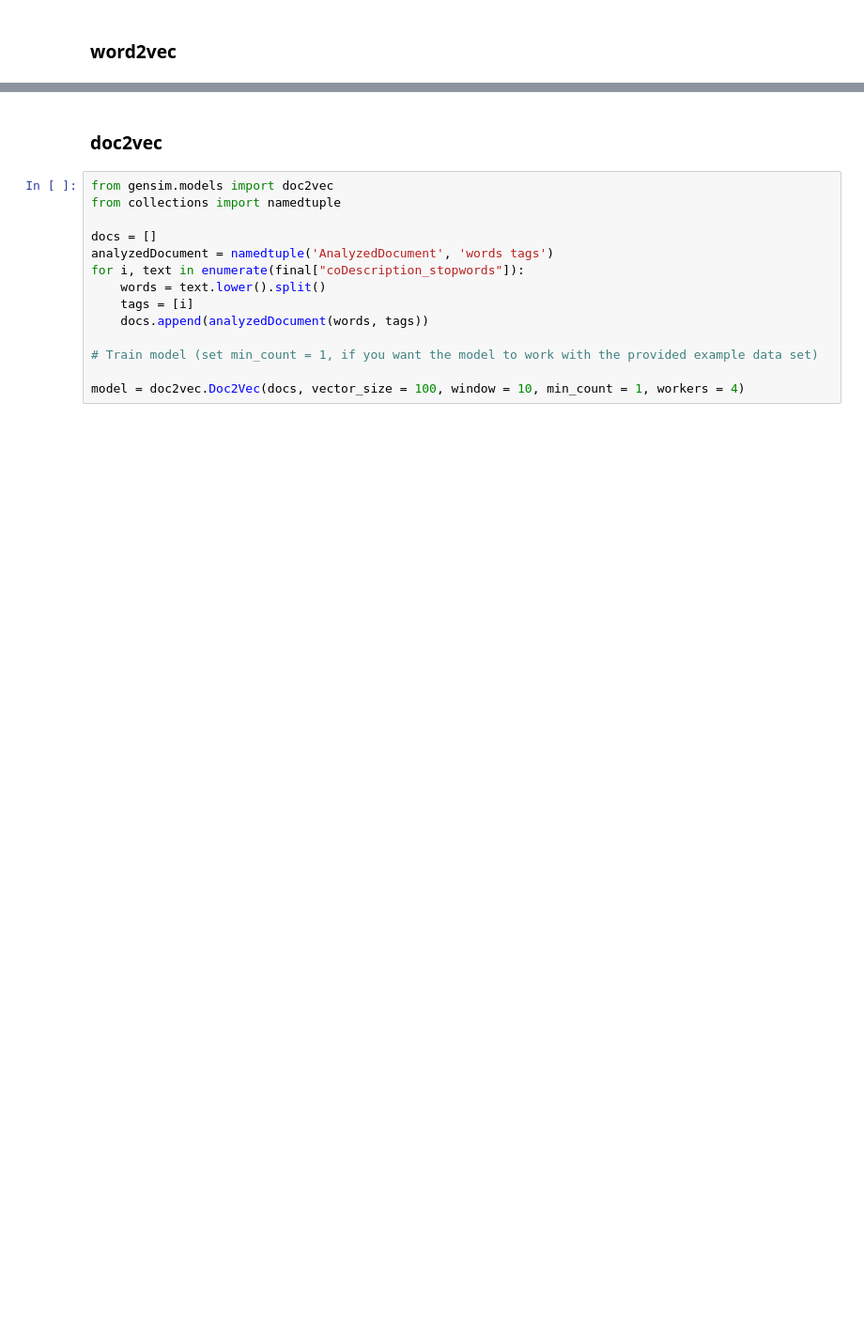
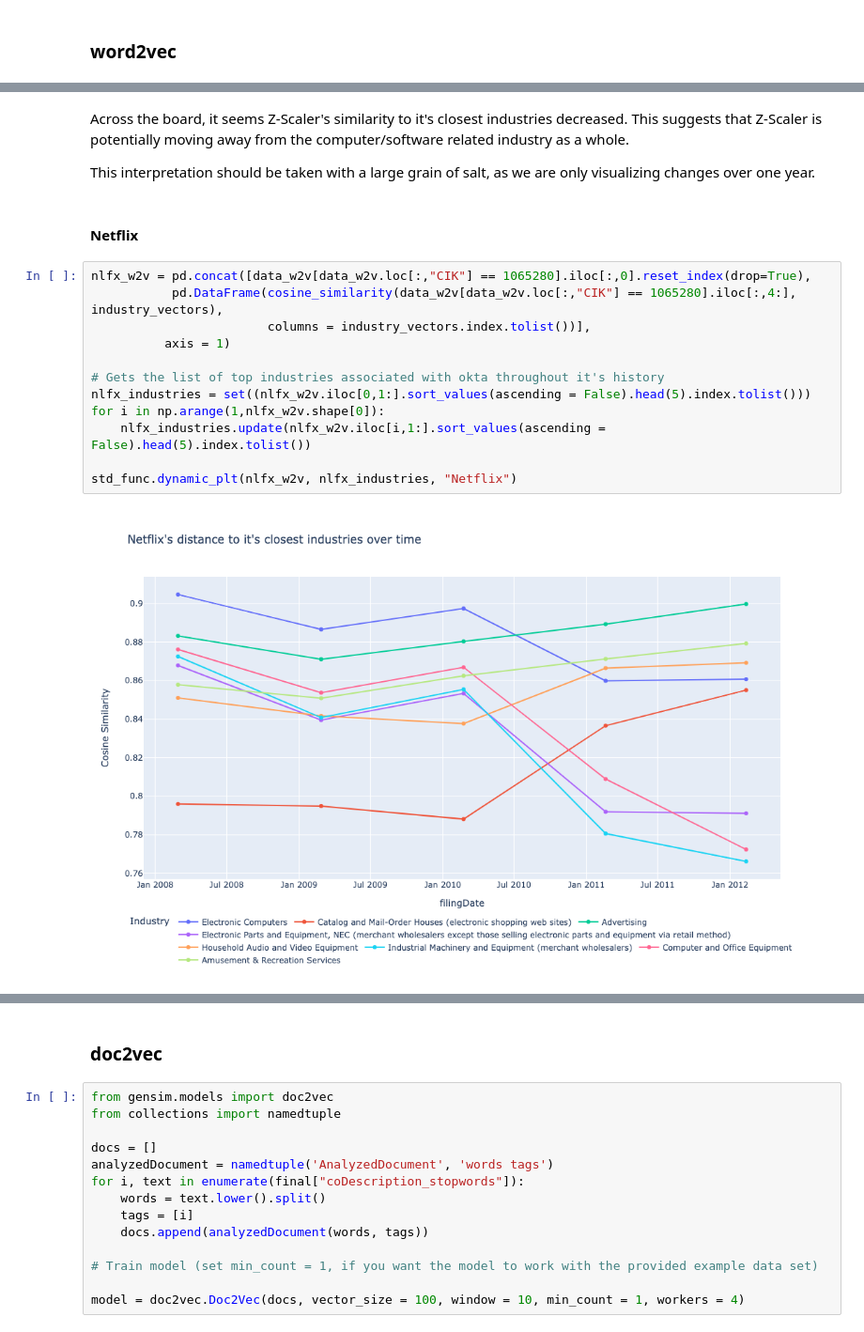
Before and after one commit to richardye101/ubineer_nlp_research, a Jupyter notebook: content/richard/8_Dynamic_Embedding.ipynb, the cells around one changed output, grey strips where cells are left out. Shown at 94% size. Saved outputs shown, nothing was run; the diff lists cells and outputs as text; blank space fills up the shorter version.

```diff
--- a/content/richard/8_Dynamic_Embedding.ipynb
+++ b/content/richard/8_Dynamic_Embedding.ipynb
@@ -244,0 +423,20 @@ data_word2vec
+# %% [markdown]
+Across the board, it seems Z-Scaler's similarity to it's closest industries decreased. This suggests that Z-Scaler is potentially moving away from the computer/software related industry as a whole.
+
+This interpretation should be taken with a large grain of salt, as we are only visualizing changes over one year.
+# %% [markdown]
+#### Netflix
+# %%
+nlfx_w2v = pd.concat([data_w2v[data_w2v.loc[:,"CIK"] == 1065280].iloc[:,0].reset_index(drop=True),
+           pd.DataFrame(cosine_similarity(data_w2v[data_w2v.loc[:,"CIK"] == 1065280].iloc[:,4:], industry_vectors),
+                        columns = industry_vectors.index.tolist())],
+          axis = 1)
+
+# Gets the list of top industries associated with okta throughout it's history
+nlfx_industries = set((nlfx_w2v.iloc[0,1:].sort_values(ascending = False).head(5).index.tolist()))
+for i in np.arange(1,nlfx_w2v.shape[0]):
+    nlfx_industries.update(nlfx_w2v.iloc[i,1:].sort_values(ascending = False).head(5).index.tolist())
+
+std_func.dynamic_plt(nlfx_w2v, nlfx_industries, "Netflix")
+# %% [output]
+[figure, added]
```
Also changed, not shown: parts of 89 cells of this notebook, 7 other files.
